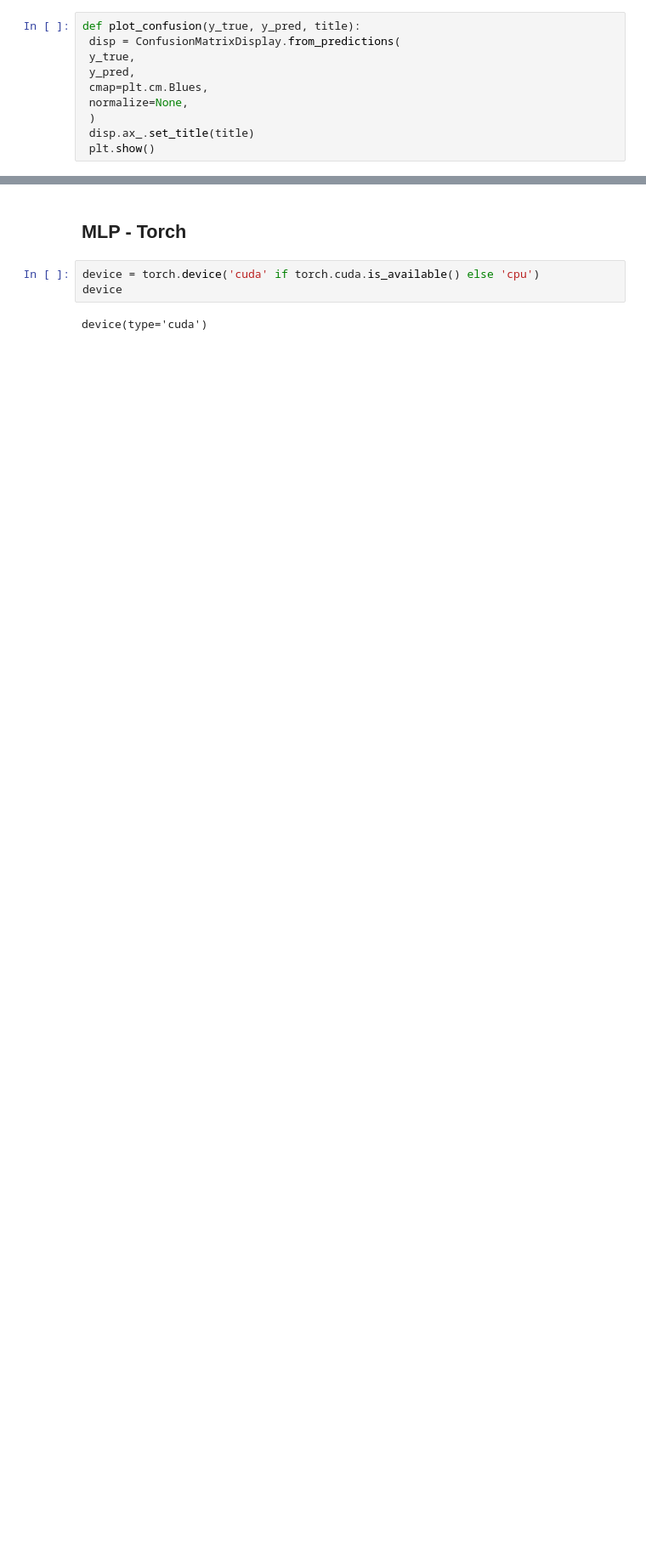
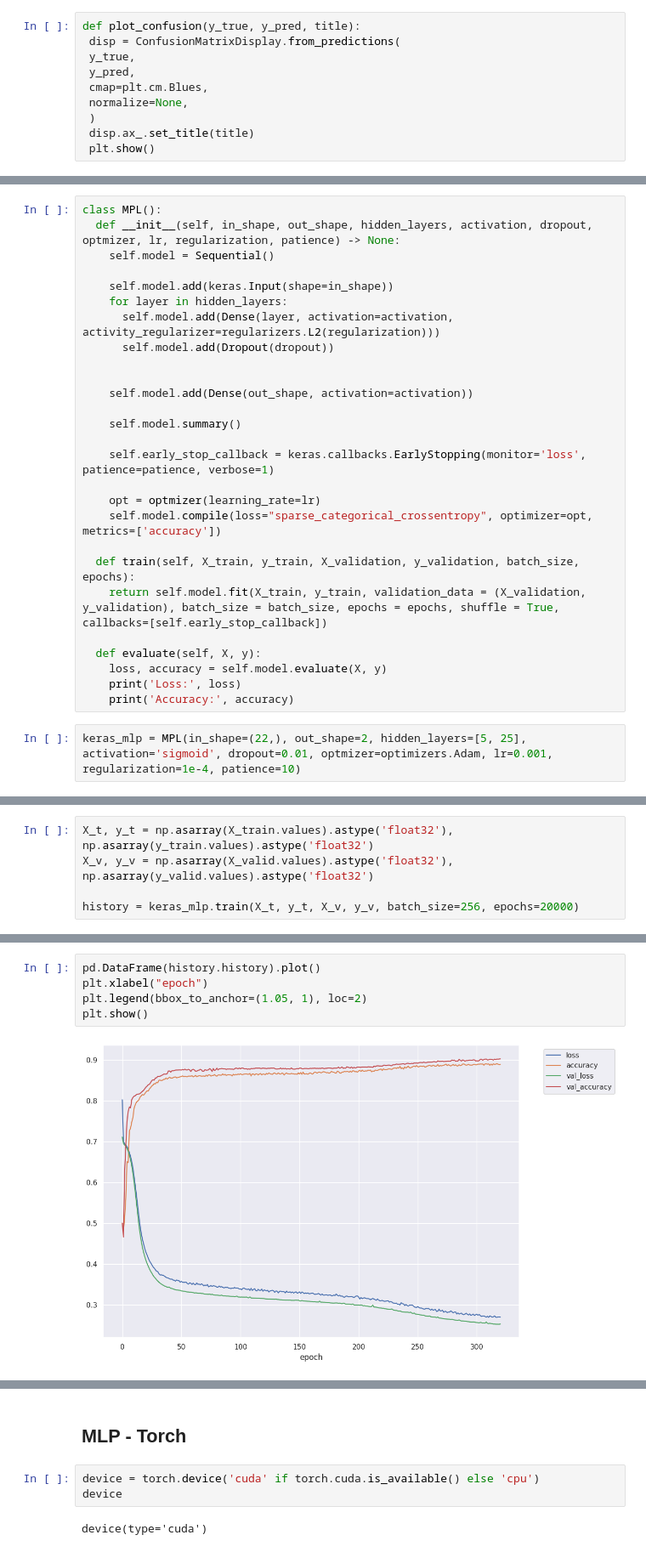
Before and after one commit to Charlesbr101/projeto-redes-neurais, a Jupyter notebook: main.ipynb, the cells around one changed output, grey strips where cells are left out. Shown: that part at 85% size. Cells and saved outputs as stored; diff of their text form; blank space fills up the shorter version.

Commit message:
MLP com Keras. - parametros pedidos pelo prof - falta implementar a busca pelo melhor hiperparametro (talvez usar o optuna)

```diff
--- a/main.ipynb
+++ b/main.ipynb
@@ -527,0 +536,29 @@ def plot_confusion(y_true, y_pred, title):
+# %%
+class MPL():
+  def __init__(self, in_shape, out_shape, hidden_layers, activation, dropout, optmizer, lr, regularization, patience) -> None:
+    self.model = Sequential()
+
+    self.model.add(keras.Input(shape=in_shape))
+    for layer in hidden_layers:
+      self.model.add(Dense(layer, activation=activation, activity_regularizer=regularizers.L2(regularization)))
+      self.model.add(Dropout(dropout))
+
+
+    self.model.add(Dense(out_shape, activation=activation))
+
+    self.model.summary()
+
+    self.early_stop_callback = keras.callbacks.EarlyStopping(monitor='loss', patience=patience, verbose=1)
+
+    opt = optmizer(learning_rate=lr)
+    self.model.compile(loss="sparse_categorical_crossentropy", optimizer=opt, metrics=['accuracy'])
+
+  def train(self, X_train, y_train, X_validation, y_validation, batch_size, epochs):
+    return self.model.fit(X_train, y_train, validation_data = (X_validation, y_validation), batch_size = batch_size, epochs = epochs, shuffle = True, callbacks=[self.early_stop_callback])
+
+  def evaluate(self, X, y):
+    loss, accuracy = self.model.evaluate(X, y)
+    print('Loss:', loss)
+    print('Accuracy:', accuracy)
+# %%
+keras_mlp = MPL(in_shape=(22,), out_shape=2, hidden_layers=[5, 25], activation='sigmoid', dropout=0.01, optmizer=optimizers.Adam, lr=0.001, regularization=1e-4, patience=10)
@@ -527,0 +585,5 @@ def plot_confusion(y_true, y_pred, title):
+# %%
+X_t, y_t = np.asarray(X_train.values).astype('float32'), np.asarray(y_train.values).astype('float32')
+X_v, y_v = np.asarray(X_valid.values).astype('float32'), np.asarray(y_valid.values).astype('float32')
+
+history = keras_mlp.train(X_t, y_t, X_v, y_v, batch_size=256, epochs=20000)
@@ -527,0 +608,7 @@ def plot_confusion(y_true, y_pred, title):
+# %%
+pd.DataFrame(history.history).plot()
+plt.xlabel("epoch")
+plt.legend(bbox_to_anchor=(1.05, 1), loc=2)
+plt.show()
+# %% [output]
+[figure, added]
```
Also changed, not shown: parts of 24 cells of this notebook.
